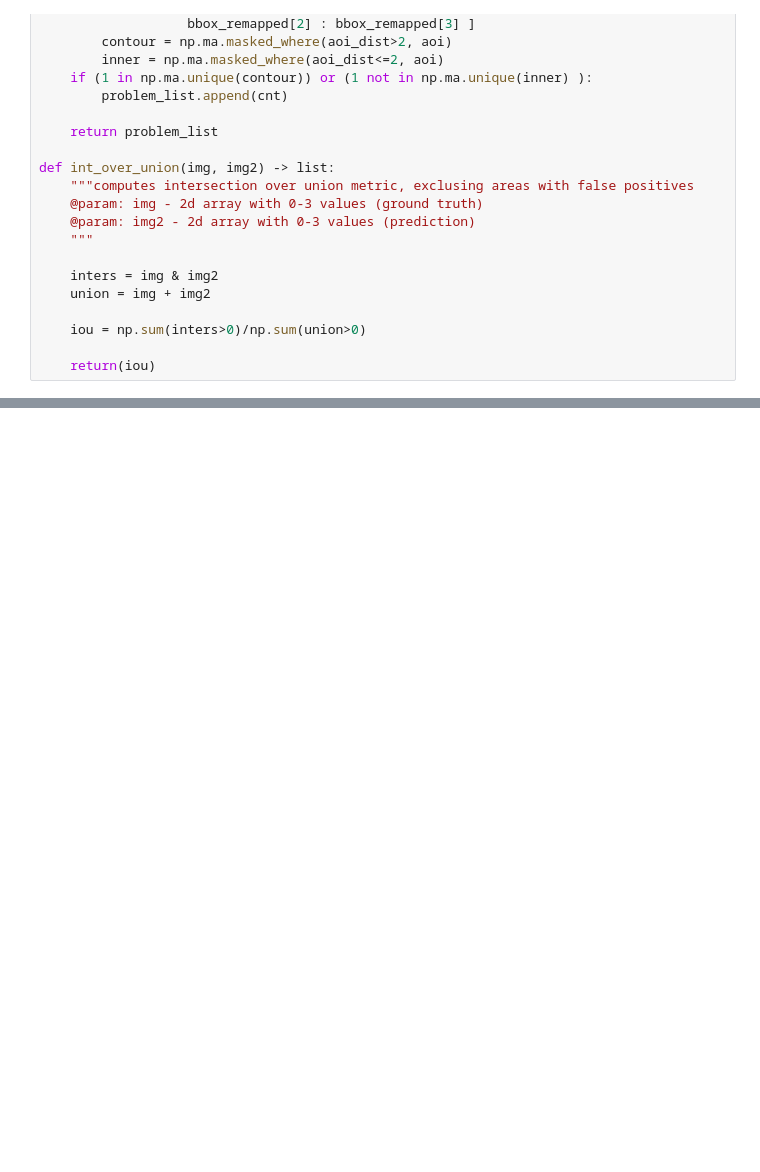
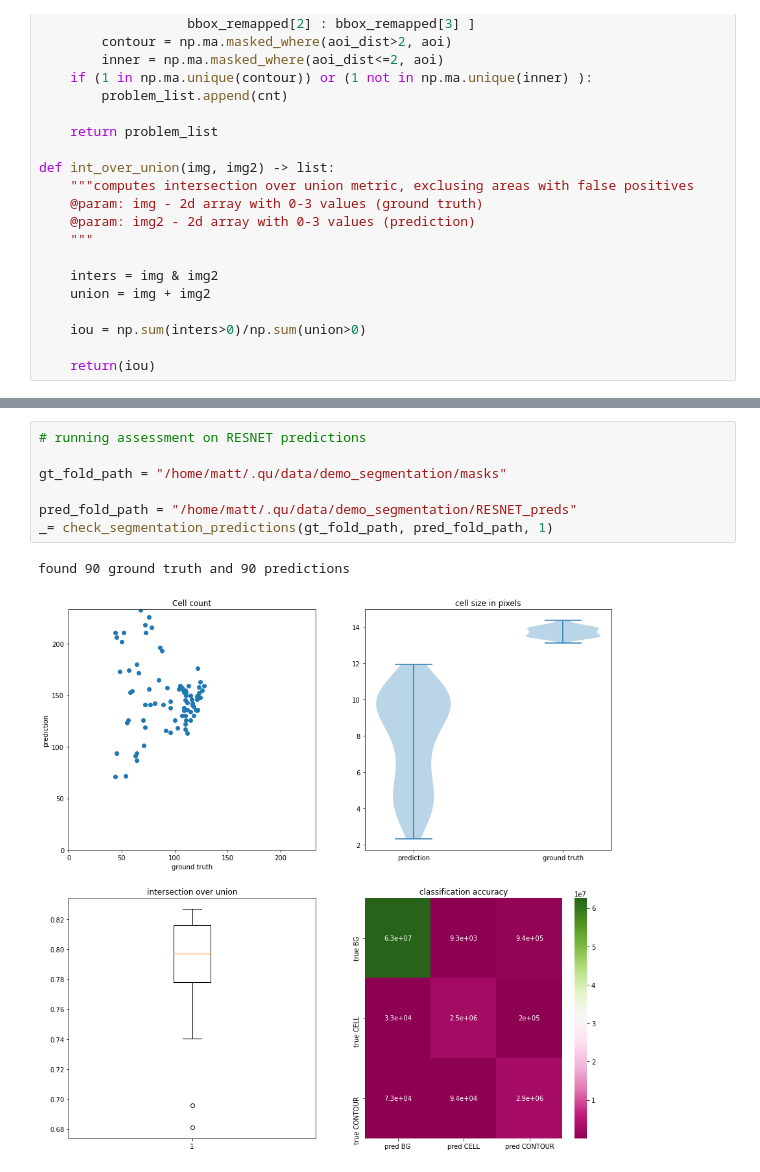
Before and after one commit to aarpon/qu, a Jupyter notebook: notebooks/MJR_Experiment_tracking.ipynb, the cells around one changed output, grey strips where cells are left out. Drawn from its saved outputs; the diff is of its cells as text; blank space fills up the shorter version.

```diff
--- a/notebooks/MJR_Experiment_tracking.ipynb
+++ b/notebooks/MJR_Experiment_tracking.ipynb
@@ -288,0 +257,10 @@ array([1, 2, 2, 0, 0])
+# %%
+# running assessment on RESNET predictions
+
+gt_fold_path = "/home/matt/.qu/data/demo_segmentation/masks"
+
+pred_fold_path = "/home/matt/.qu/data/demo_segmentation/RESNET_preds"
+_= check_segmentation_predictions(gt_fold_path, pred_fold_path, 1)
+# %% [output]
+found 90 ground truth and 90 predictions
+[figure, added]
```
Also changed, not shown: parts of 3 cells of this notebook, 5 other files.
